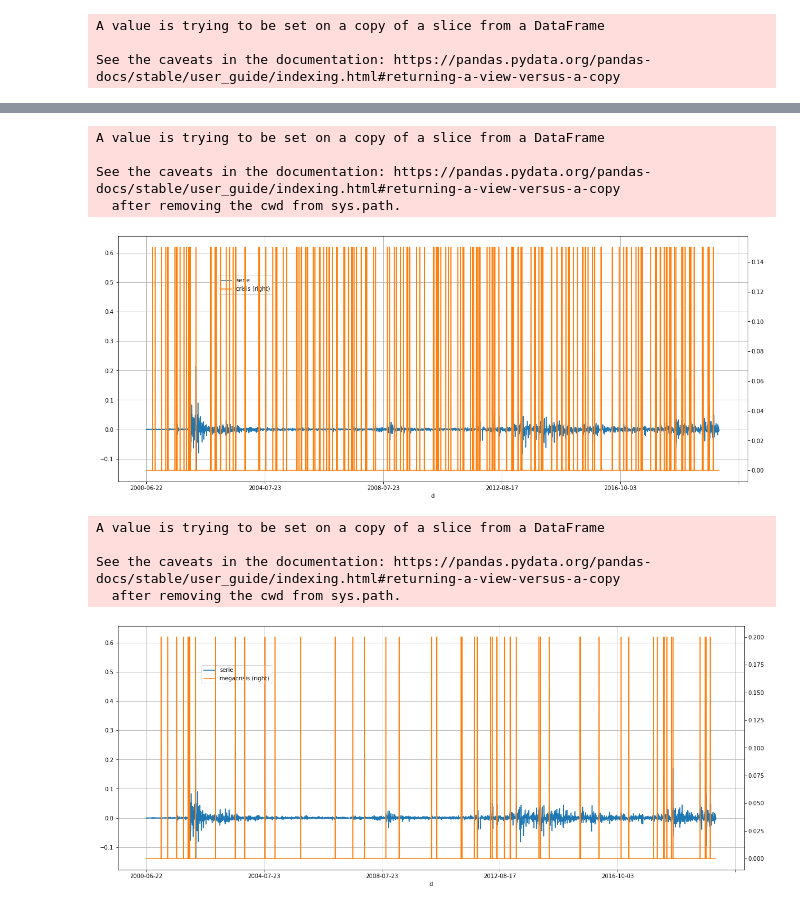
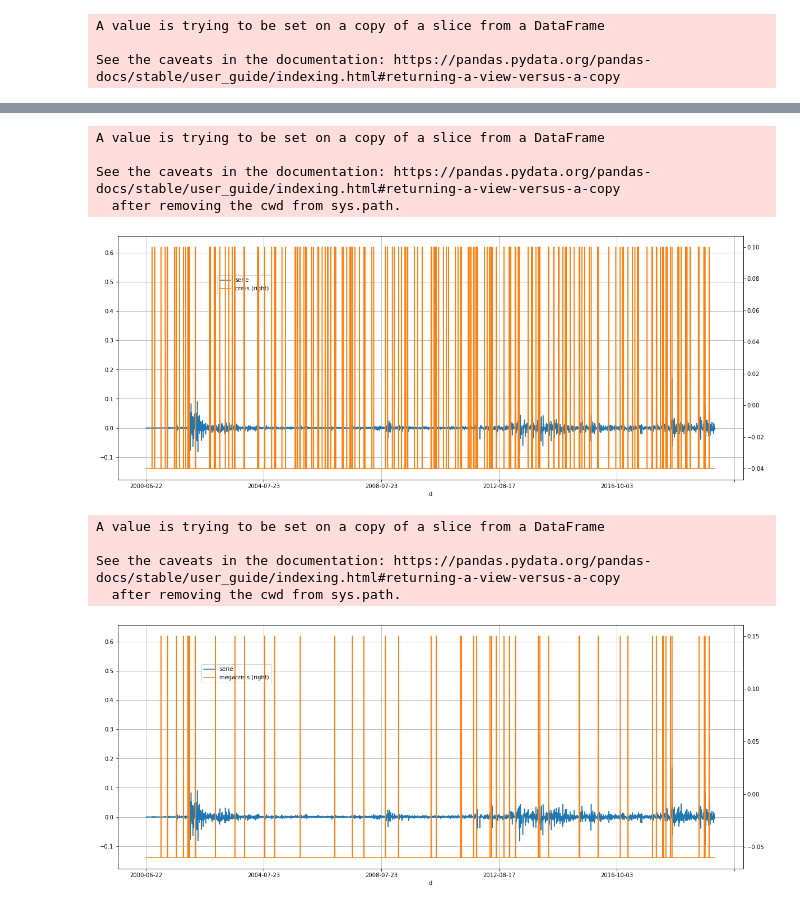
Before and after one commit to lorenzoreyes/Macroeconomic-Analysis, a Jupyter notebook: FPI Goldman Sach Argentina Oficial.ipynb, the cells around one changed output, grey strips where cells are left out. Saved outputs shown, nothing was run; the diff lists cells and outputs as text; code cells hidden in the pictures.

```diff
--- a/FPI Goldman Sach Argentina Oficial.ipynb
+++ b/FPI Goldman Sach Argentina Oficial.ipynb
@@ -215,22 +228,22 @@ ax.grid()
 # %%
 GSW2 = pd.DataFrame(index=FPI.index)
 GSW2['serie'] = FPI
 GSW2['crisis'] = 0
-GSW2['crisis'][:] = np.where((FPI[:] > sigma2[:]) > 0, 0.15, 0)
+GSW2['crisis'][:] = np.where((FPI[:] > sigma2[:]) > 0, 0.1, -0.04)
 ax = GSW2.plot(secondary_y='crisis', figsize=(20, 8))
 ax.get_legend().set_bbox_to_anchor((0.25, 0.85))
 ax.grid()
 # %% [output]
 A value is trying to be set on a copy of a slice from a DataFrame
 
 See the caveats in the documentation: https://pandas.pydata.org/pandas-docs/stable/user_guide/indexing.html#returning-a-view-versus-a-copy
   after removing the cwd from sys.path.
-[figure, old version]
+[figure, new version]
 # %%
 GSW3 = pd.DataFrame(index=FPI.index)
 GSW3['serie'] = FPI
 GSW3['megacrisis'] = 0
-GSW3['megacrisis'][:] = np.where((FPI[:] > sigma3[:]) > 0, 0.2, 0)
+GSW3['megacrisis'][:] = np.where((FPI[:] > sigma3[:]) > 0, 0.15, -0.06)
 ax = GSW3.plot(secondary_y='megacrisis', figsize=(20, 8))
 ax.get_legend().set_bbox_to_anchor((0.25, 0.85))
 ax.grid()
@@ -239,7 +252,7 @@ A value is trying to be set on a copy of a slice from a DataFrame
 
 See the caveats in the documentation: https://pandas.pydata.org/pandas-docs/stable/user_guide/indexing.html#returning-a-view-versus-a-copy
   after removing the cwd from sys.path.
-[figure, old version]
+[figure, new version]
 # %%
 # lo hacemos dataframe y vamos agregando las señales tridimensionales
 GSW = pd.DataFrame(index=FPI.index)
```
Also changed, not shown: parts of 8 cells of this notebook, 1 other file.
